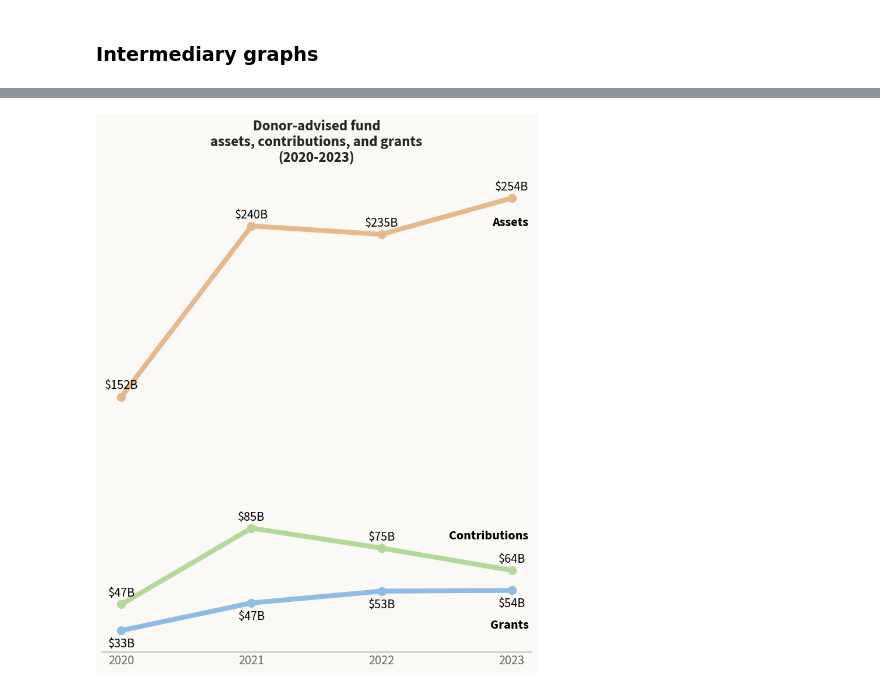
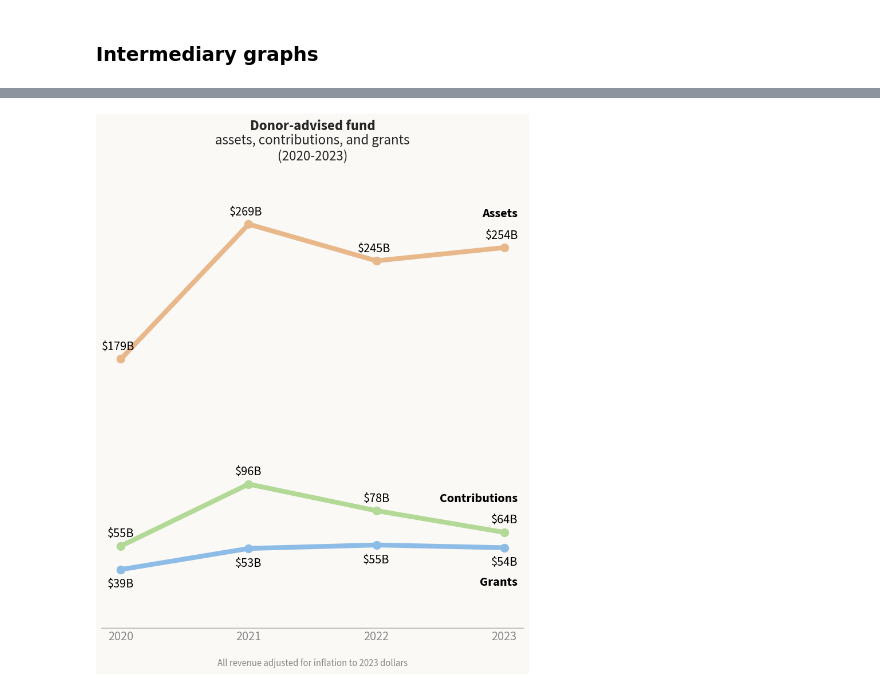
Before and after one commit to HFAwesomeCharts/MCNNonprofitEconomy, a Jupyter notebook: notebooks/MCN_NP_Economy_Figures.ipynb, the cells around one changed output, grey strips where cells are left out. Drawn from its saved outputs; the diff is of its cells as text; code cells hidden in the pictures.

Commit message:
Resized & tweaked title/label positions to work with Source Sans Pro

```diff
--- a/notebooks/MCN_NP_Economy_Figures.ipynb
+++ b/notebooks/MCN_NP_Economy_Figures.ipynb
@@ -205,7 +205,7 @@ poster_data_labelsize = 12
 bar_poster_titlesize = 18
 bar_poster_axis_labelsize = 16
 bar_poster_data_labelsize = 16
-bar_poster_caption_size = 10
+bar_poster_caption_size = 12
 
 # Font sizes for intermediary graphs for poster
 im_poster_titlesize = 18
@@ -257,12 +257,14 @@ sns.set(
 # Color settings
 
 custom_alpha = 0.35
+caption_color = "#888888"
 
 # Bar graph colors
 network_blue = "#6EAAE6"
 network_gray = "#898989"
 bar_background_color = "#F5F5F5"
 spine_color = "#BDBDBD"
+ticklabel_color = "#888888"
 
 # Sankey colors
 
@@ -333,7 +335,7 @@ category_palette_index = {
     "Individuals": 7,
 }
 
-# Intermediary colors
+# Intermediary colors for sankey
 # daf_color = "#962F3F"
 # pf_color = "#244477"
 # daf_color = "#AB454F" # alternatives: AB454F  7E313D
@@ -2828,7 +2836,7 @@ if run_combined_svg:
 # Set data types
 im_clean_df = im_raw_df.copy()
 
-im_clean_df["990 Value"] = im_clean_df["990 Value"].astype("Int64")
+im_clean_df["Inflation Adjusted to 2023"] = im_clean_df["Inflation Adjusted to 2023"].astype("Int64")
 im_clean_df["Year"] = im_clean_df["Year"].astype("Int64")
 
 # Limit to 2020-2023
@@ -2860,14 +2868,14 @@ daf_df.head()
 pf_wide_df = pf_df.pivot(
     index="Year",
     columns="Metric",
-    values="990 Value"
+    values="Inflation Adjusted to 2023"
 ).fillna(0)
 
 # Pivot to wide format for line graph
 daf_wide_df = daf_df.pivot(
     index="Year",
     columns="Metric",
-    values="990 Value"
+    values="Inflation Adjusted to 2023"
 ).fillna(0)
 
 print(pf_wide_df.shape)
@@ -3217,42 +3263,35 @@ fig_height = 10
 left_margin = 0.04       # space before first year
 right_margin = 0.04      # space after final year / line labels
 top_margin = 0.135        # space for title
-bottom_margin = 0.05     # space below x-axis labels
+bottom_margin = 0.08     # space below x-axis labels
 
 
 # ------------------------------------------------------------
 # DATA LABEL SETTINGS
 # ------------------------------------------------------------
 
-# assets_data_label_y_offset = 10_000_000_000
-assets_data_label_y_offset = 2_500_000_000
-# contribs_data_label_y_offset = 10_000_000_000
-contribs_data_label_y_offset = 2_500_000_000
+assets_data_label_x_offset = -0.02
+assets_data_label_y_offset = 4_000_000_000
 
-# grants_data_label_x_offset = 0.25
+contribs_data_label_x_offset = 0
+contribs_data_label_y_offset = 4_000_000_000
+
 grants_data_label_x_offset = 0
-# grants_data_label_y_offset = -12_000_000_000
-grants_data_label_y_offset = -10_000_000_000
+grants_data_label_y_offset = -14_000_000_000
 
 
 # ------------------------------------------------------------
 # LINE LABEL SETTINGS
 # ------------------------------------------------------------
 
-# x_assets_label_offset = 0.20
-x_assets_label_offset = 0.13
-# y_assets_label_offset = 25_000_000_000
-y_assets_label_offset = 6_000_000_000
+x_assets_label_offset = 0.105
+y_assets_label_offset = 31_000_000_000
 
-# x_contributions_label_offset = 0.57
-x_contributions_label_offset = 0.13
-# y_contributions_label_offset = 42_000_000_000
-y_contributions_label_offset = 6_000_000_000
+x_contributions_label_offset = 0.105
+y_contributions_label_offset = 8_000_000_000
 
-# x_grants_label_offset = 0.16
-x_grants_label_offset = 0.13
-# y_grants_label_offset = -15_500_000_000
-y_grants_label_offset = -17_500_000_000
+x_grants_label_offset = 0.105
+y_grants_label_offset = -25_000_000_000
 
 
 # ------------------------------------------------------------
@@ -3287,14 +3326,12 @@ metric_name_1 = "Assets"
 metric_name_2 = "Contributions"
 metric_name_3 = "Grants"
 
-
 # ------------------------------------------------------------
 # LINE FORMATTING
 # ------------------------------------------------------------
 
 marker_size = 10
 line_width = 6
-
 
 # ------------------------------------------------------------
 # PLOT LINES
@@ -3330,6 +3367,14 @@ ax.plot(
     label=graph_df.columns[2]
 )
 
+# ------------------------------------------------------------
+# ADJUST AXIS SETTINGS
+# ------------------------------------------------------------
+
+ax.set_ylim(
+    bottom = 0,
+    top = 300_000_000_000
+)
 
 # ------------------------------------------------------------
 # CLEAN UP SPINES AND AXES
@@ -3362,14 +3407,14 @@ ax.tick_params(
     labelsize=im_poster_axis_labelsize,
     length=0,
     # colors="#bbbbbb"
-    colors=node_outline_color
+    colors=ticklabel_color
 )
 
 ax.tick_params(
     axis="y",
     labelsize=im_poster_axis_labelsize,
     # colors="#bbbbbb",
-    colors=node_outline_color,
+    colors=ticklabel_color,
     length=0
 )
 
@@ -3383,7 +3428,7 @@ for x, y in zip(years, assets):
     label = f"${y / 1000000000:,.0f}B"
 
     ax.text(
-        x,
+        x + assets_data_label_x_offset,
         y + assets_data_label_y_offset,
         label,
         ha="center",
@@ -3399,7 +3444,7 @@ for x, y in zip(years, contributions):
     label = f"${y / 1000000000:,.0f}B"
 
     ax.text(
-        x,
+        x + contribs_data_label_x_offset,
         y + contribs_data_label_y_offset,
         label,
         ha="center",
@@ -3494,37 +3539,62 @@ daf_fig.subplots_adjust(
     bottom=bottom_margin
 )
 
-
 # ------------------------------------------------------------
-# ADD TITLE
+# ADD TITLE & SUBTITLE
 # ------------------------------------------------------------
 
 ax.set_title(
-    "Donor-advised fund\nassets, contributions, and grants\n(2020-2023)",
+    "Donor-advised fund",
     fontsize=im_poster_titlesize,
     fontweight="bold",
-    pad=18,
-    x=0.50
+    pad=0,
+    ha="center",
+    va="top",
+    x=0.5,
+    y=1.13
 )
 
+# Set subtitles
+ax.text(
+    0.5, 1.04,
+    "assets, contributions, and grants\n(2020-2023)",
+    transform=ax.transAxes,
+    ha="center",
+    fontsize=im_poster_titlesize,
+    fontweight="normal"
+)
+
+# ------------------------------------------------------------
+# ADD CAPTION
+# ------------------------------------------------------------
+
+daf_fig.text(
+    x=0.5,
+    y=0.01,
+    s="All revenue adjusted for inflation to 2023 dollars",
+    ha="center",
+    va="bottom",
+    fontsize=bar_poster_caption_size,
+    color=caption_color,
+)
 
 # ------------------------------------------------------------
 # OUTPUT GRAPH AS SVG
 # ------------------------------------------------------------
 
 daf_svg_output_path = os.path.join(
     output_directory,
     daf_file + ".svg"
 )
 
 daf_fig.savefig(
     daf_svg_output_path,
     format="svg",
     bbox_inches=None
 )
 
 dpi = 300
 
 plt.show()
 # %% [output]
-[figure, old version]
+[figure, new version]
```
Also changed, not shown: parts of 8 cells of this notebook, 9 other files.
